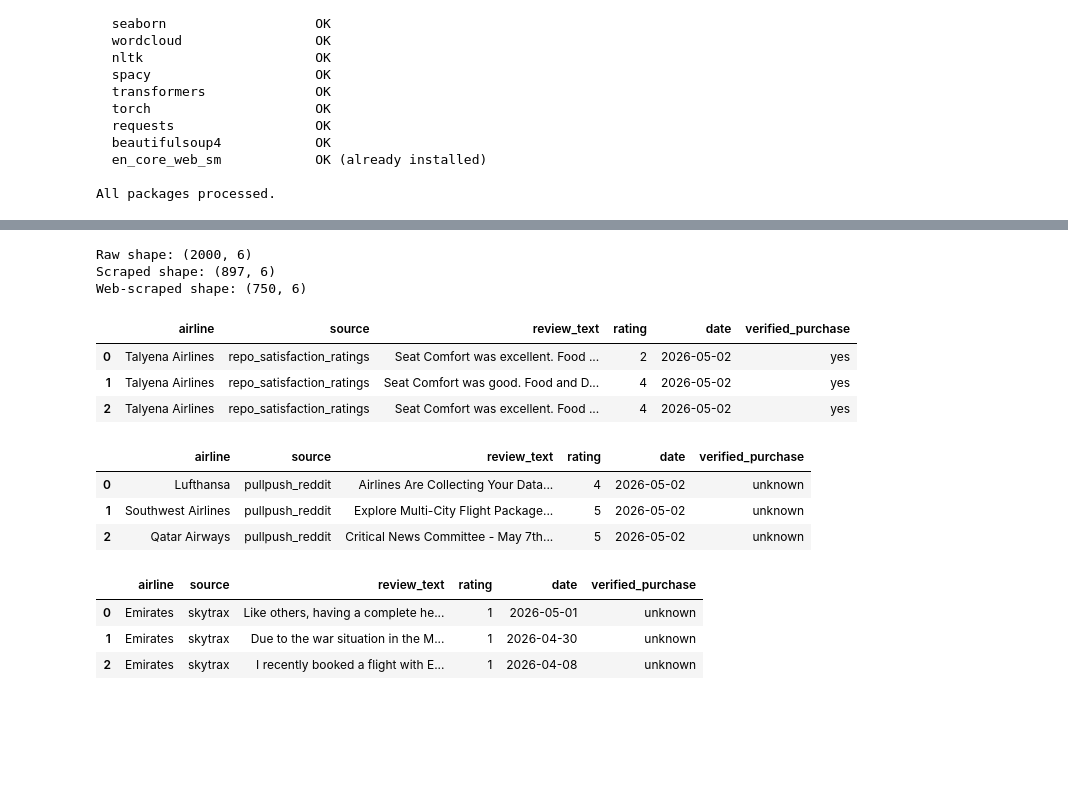
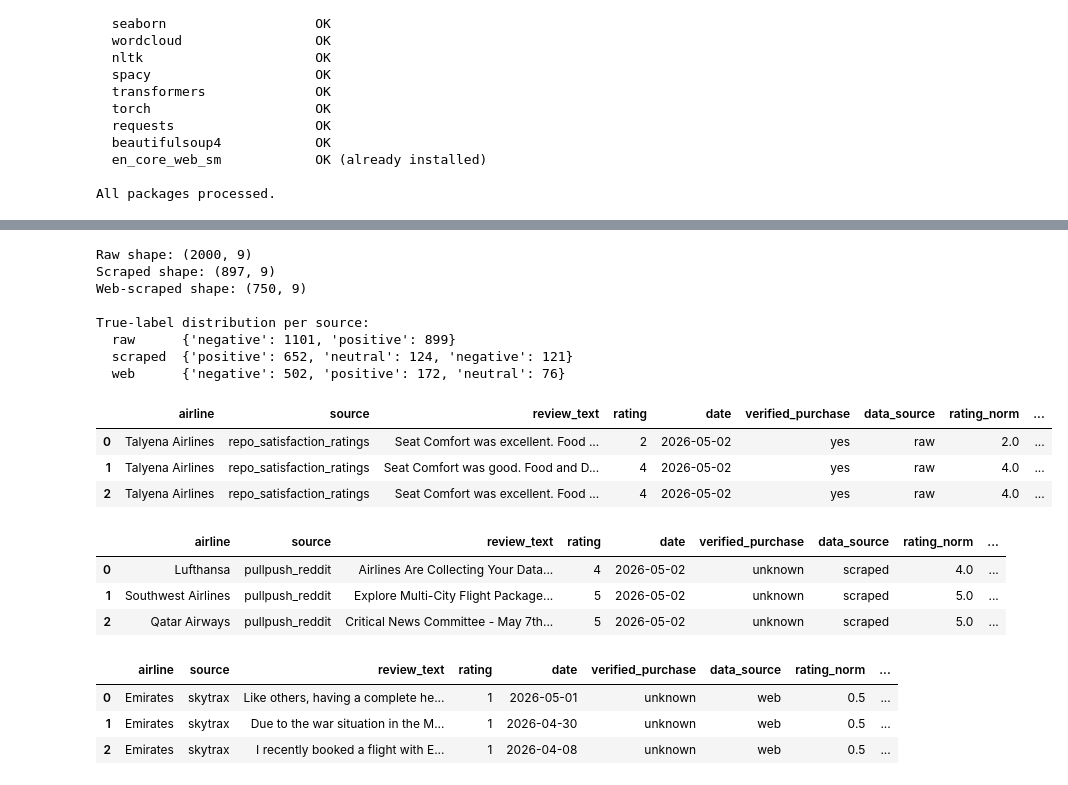
Before and after one commit to Larousse2001/SkyInsight, a Jupyter notebook: 10_NLP/airline_reviews_nlp_pipeline.ipynb, the cells around one changed output, grey strips where cells are left out. Cells and saved outputs as stored; diff of their text form; code cells hidden in the pictures; blank space fills up the shorter version.

```diff
--- a/10_NLP/airline_reviews_nlp_pipeline.ipynb
+++ b/10_NLP/airline_reviews_nlp_pipeline.ipynb
@@ -117,39 +152,76 @@ Output: C:\Users\achre\Downloads\Esprit\DL\SkyInsight\10_NLP\outputs_nlp
 # %%
 # 2) Load Raw, Scraped, and Web-Scraped CSV Files
 def safe_read_csv(path):
     if not path.exists():
         raise FileNotFoundError(f"Missing file: {path}")
     return pd.read_csv(path, encoding="utf-8", encoding_errors="ignore")
 
-df_raw         = safe_read_csv(RAW_PATH)
-df_scraped     = safe_read_csv(SCRAPED_PATH)
-df_web_scraped = safe_read_csv(WEB_SCRAPED_PATH)
+def normalize_rating(df: pd.DataFrame, scale_max: int, data_source: str) -> pd.DataFrame:
+    """Add `rating_norm` (1-5 scale) and `true_label` (positive/neutral/negative)."""
+    df = df.copy()
+    df["data_source"] = data_source
+    if "rating" in df.columns:
+        r = pd.to_numeric(df["rating"], errors="coerce")
+        # Map ratings to a common 1-5 scale.
+        if scale_max == 10:
+            df["rating_norm"] = (r / 2.0).round(2)
+        else:
+            df["rating_norm"] = r.astype(float)
+    else:
+        df["rating_norm"] = np.nan
+    # Star → polarity
+    def _to_label(x):
+        if pd.isna(x):
+            return None
+        if x >= 4:
+            return "positive"
+        if x <= 2:
+            return "negative"
+        return "neutral"
+    df["true_label"] = df["rating_norm"].apply(_to_label)
+    # Standardise the date column (string) so downstream code can parse safely.
+    if "date" in df.columns:
+        df["date"] = pd.to_datetime(df["date"], errors="coerce").dt.date.astype(str)
+    return df
 
-# Limit raw data before union
+df_raw         = normalize_rating(safe_read_csv(RAW_PATH),         scale_max=5,  data_source="raw")
+df_scraped     = normalize_rating(safe_read_csv(SCRAPED_PATH),     scale_max=5,  data_source="scraped")
+df_web_scraped = normalize_rating(safe_read_csv(WEB_SCRAPED_PATH), scale_max=10, data_source="web")
+
+# Limit raw data before union (was 2000)
 df_raw = df_raw.head(2000)
 
 print("Raw shape:",         df_raw.shape)
 print("Scraped shape:",     df_scraped.shape)
 print("Web-scraped shape:", df_web_scraped.shape)
+print("\nTrue-label distribution per source:")
+for name, df in [("raw", df_raw), ("scraped", df_scraped), ("web", df_web_scraped)]:
+    print(f"  {name:8s}", df["true_label"].value_counts(dropna=False).to_dict())
+
 display(df_raw.head(3))
 display(df_scraped.head(3))
 display(df_web_scraped.head(3))
 print("Raw columns:",         df_raw.columns.tolist())
 print("Scraped columns:",     df_scraped.columns.tolist())
 print("Web-scraped columns:", df_web_scraped.columns.tolist())
 # %% [output]
-Raw shape: (2000, 6)
-Scraped shape: (897, 6)
-Web-scraped shape: (750, 6)
+Raw shape: (2000, 9)
+Scraped shape: (897, 9)
+Web-scraped shape: (750, 9)
+
+True-label distribution per source:
+  raw      {'negative': 1101, 'positive': 899}
+  scraped  {'positive': 652, 'neutral': 124, 'negative': 121}
+  web      {'negative': 502, 'positive': 172, 'neutral': 76}
-|  | airline | source | review_text | rating | date | verified_purchase |
-| 0 | Talyena Airlines | repo_satisfaction_ratings | Seat Comfort was excellent. Food ... | 2 | 2026-05-02 | yes |
-| 1 | Talyena Airlines | repo_satisfaction_ratings | Seat Comfort was good. Food and D... | 4 | 2026-05-02 | yes |
-| 2 | Talyena Airlines | repo_satisfaction_ratings | Seat Comfort was excellent. Food ... | 4 | 2026-05-02 | yes |
+|  | airline | source | review_text | rating | date | verified_purchase | data_source | rating_norm | ... |
+| 0 | Talyena Airlines | repo_satisfaction_ratings | Seat Comfort was excellent. Food ... | 2 | 2026-05-02 | yes | raw | 2.0 | ... |
+| 1 | Talyena Airlines | repo_satisfaction_ratings | Seat Comfort was good. Food and D... | 4 | 2026-05-02 | yes | raw | 4.0 | ... |
+| 2 | Talyena Airlines | repo_satisfaction_ratings | Seat Comfort was excellent. Food ... | 4 | 2026-05-02 | yes | raw | 4.0 | ... |
-|  | airline | source | review_text | rating | date | verified_purchase |
-| 0 | Lufthansa | pullpush_reddit | Airlines Are Collecting Your Data... | 4 | 2026-05-02 | unknown |
-| 1 | Southwest Airlines | pullpush_reddit | Explore Multi-City Flight Package... | 5 | 2026-05-02 | unknown |
-| 2 | Qatar Airways | pullpush_reddit | Critical News Committee - May 7th... | 5 | 2026-05-02 | unknown |
+|  | airline | source | review_text | rating | date | verified_purchase | data_source | rating_norm | ... |
+| 0 | Lufthansa | pullpush_reddit | Airlines Are Collecting Your Data... | 4 | 2026-05-02 | unknown | scraped | 4.0 | ... |
+| 1 | Southwest Airlines | pullpush_reddit | Explore Multi-City Flight Package... | 5 | 2026-05-02 | unknown | scraped | 5.0 | ... |
+| 2 | Qatar Airways | pullpush_reddit | Critical News Committee - May 7th... | 5 | 2026-05-02 | unknown | scraped | 5.0 | ... |
-|  | airline | source | review_text | rating | date | verified_purchase |
-| 0 | Emirates | skytrax | Like others, having a complete he... | 1 | 2026-05-01 | unknown |
-| 1 | Emirates | skytrax | Due to the war situation in the M... | 1 | 2026-04-30 | unknown |
-| 2 | Emirates | skytrax | I recently booked a flight with E... | 1 | 2026-04-08 | unknown |
+|  | airline | source | review_text | rating | date | verified_purchase | data_source | rating_norm | ... |
+| 0 | Emirates | skytrax | Like others, having a complete he... | 1 | 2026-05-01 | unknown | web | 0.5 | ... |
+| 1 | Emirates | skytrax | Due to the war situation in the M... | 1 | 2026-04-30 | unknown | web | 0.5 | ... |
+| 2 | Emirates | skytrax | I recently booked a flight with E... | 1 | 2026-04-08 | unknown | web | 0.5 | ... |
```
Also changed, not shown: parts of 14 cells of this notebook, 26 other files.
